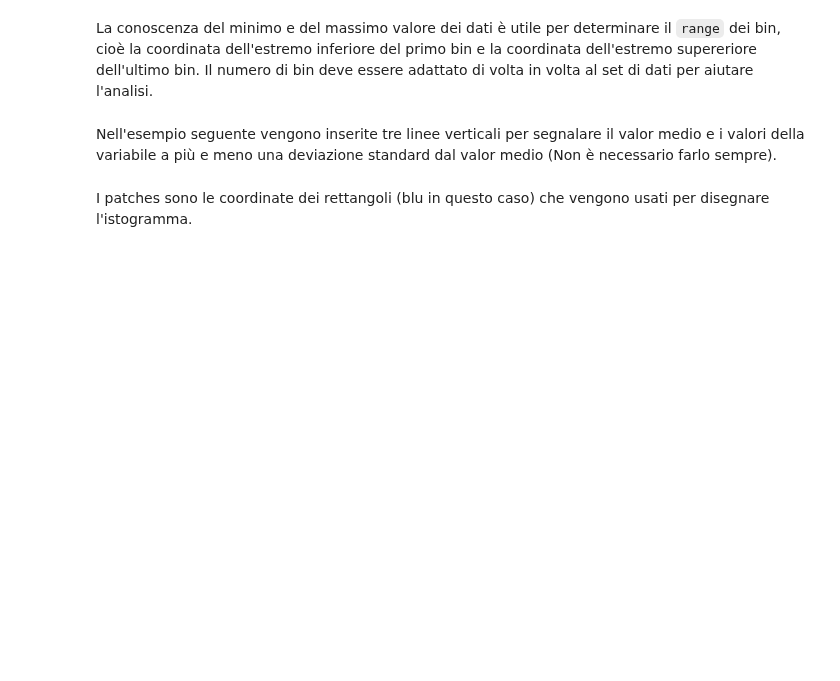
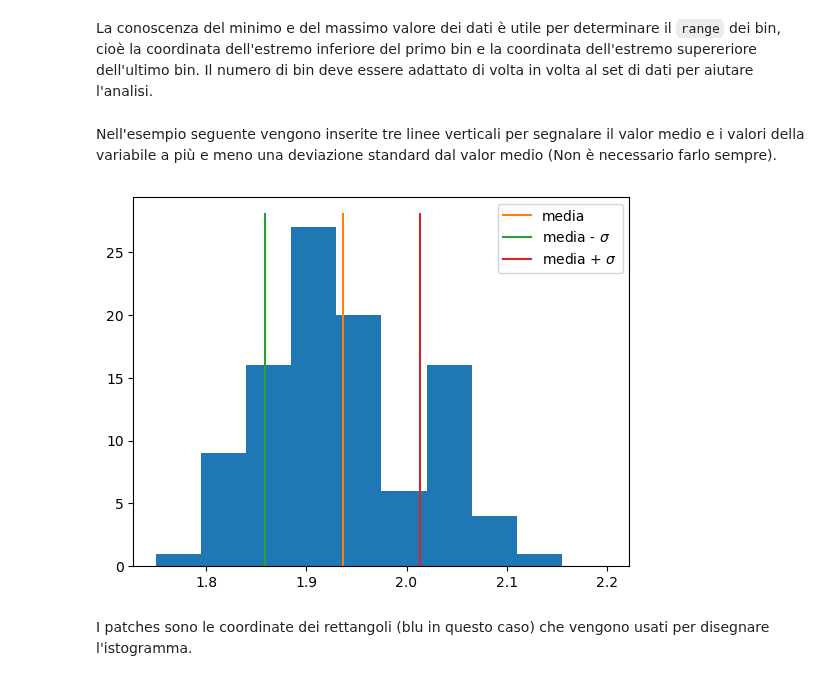
Before and after one commit to mainaezio/TIF_2025_Introduction_to_Python, a Jupyter notebook: ipynb/09_numpy_statistics.ipynb, the cells around one changed output. Cells and saved outputs as stored; diff of their text form; code cells hidden in the pictures; blank space fills up the shorter version.

```diff
--- a/ipynb/09_numpy_statistics.ipynb
+++ b/ipynb/09_numpy_statistics.ipynb
@@ -137,10 +137,12 @@ Nell'esempio seguente vengono inserite tre linee verticali per segnalare il valo
 # %%
 fig, ax = plt.subplots()
 nevent, bins, patches = ax.hist(dati, nbins, range=xrange)
 ax.plot(np.ones(2)*media, [0,nevent.max()+1], label="media")
-ax.plot(np.ones(2)*media-deviazione_std, [0,nevent.max()+1], label="media - $\sigma$")
-ax.plot(np.ones(2)*media+deviazione_std, [0,nevent.max()+1], label="media + $\sigma$")
+ax.plot(np.ones(2)*media-deviazione_std, [0,nevent.max()+1], label=r"media - $\sigma$")
+ax.plot(np.ones(2)*media+deviazione_std, [0,nevent.max()+1], label=r"media + $\sigma$")
 ax.legend();
+# %% [output]
+[figure, added]
 # %%
 print(nevent)      # Numero di eventi in ciascun bin
 # %%
```
Also changed, not shown: 1 other file.
